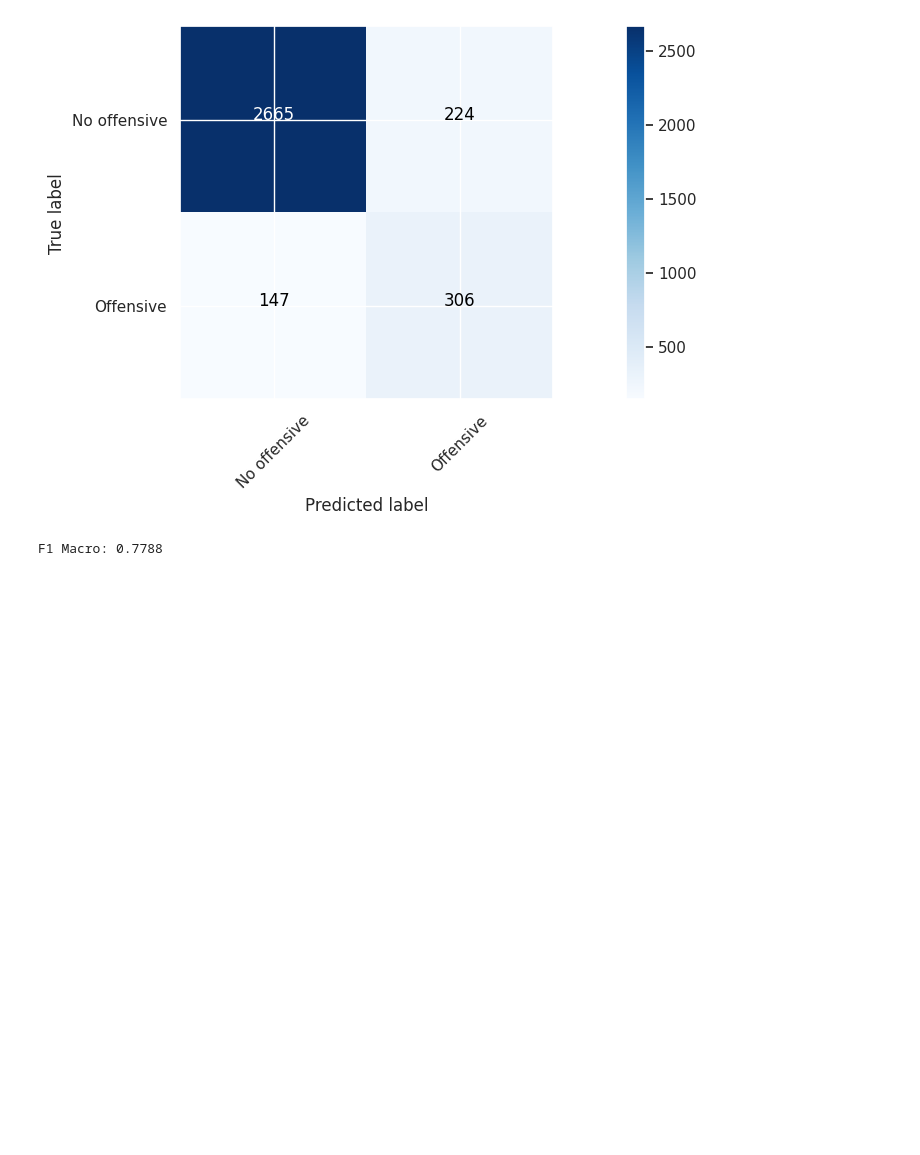
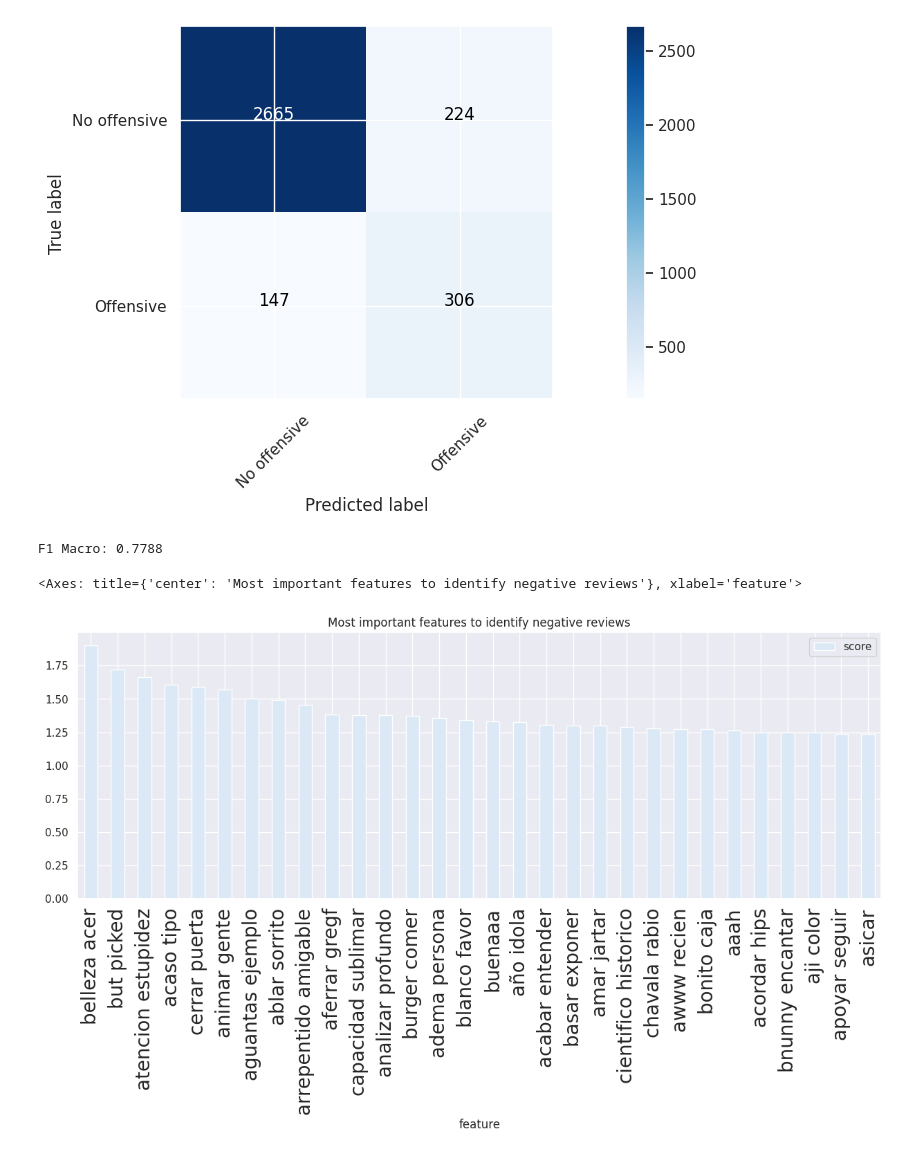
Before and after one commit to jeferal/nn_notebooks, a Jupyter notebook: final/intro_ml.ipynb, the cells around one changed output. Cells and saved outputs as stored; diff of their text form; code cells hidden in the pictures; blank space fills up the shorter version.

```diff
--- a/final/intro_ml.ipynb
+++ b/final/intro_ml.ipynb
@@ -864,3 +864,30 @@ weighted avg       0.90      0.89      0.89      3342
 Confusion matrix, without normalization
 [figure]
 F1 Macro: 0.7788
+# %%
+def most_informative_feature_for_binary_classification(vectorizer, classifier, n=100):
+    """
+    See: https://stackoverflow.com/a/26980472
+
+    Identify most important features if given a vectorizer and binary classifier. Set n to the number
+    of weighted features you would like to show. (Note: current implementation merely prints and does not
+    return top classes.)
+    """
+
+    class_labels = classifier.classes_
+    feature_names = vectorizer.get_feature_names_out()
+    topn_class1 = sorted(zip(feature_names, classifier.coef_[0]), key=lambda u: u[1])[:n]
+    topn_class2 = sorted(zip(feature_names, classifier.coef_[0]), key=lambda u: -u[1])[:n]
+
+    return topn_class1, topn_class2
+# %%
+# Remember negative is index 0 and positive is index 1
+negative_features, positive_features = most_informative_feature_for_binary_classification(bigram_count_vect, max_ent_cls.best_estimator_, n=30)
+# %%
+top_negative_features = pd.DataFrame(negative_features, columns=["feature", "score"])
+top_negative_features.score = abs(top_negative_features.score)
+plt.rc('xtick', labelsize=20)    # fontsize of the tick labels
+top_negative_features.plot(x="feature", y="score", kind="bar", title="Most important features to identify negative reviews")
+# %% [output]
+<Axes: title={'center': 'Most important features to identify negative reviews'}, xlabel='feature'>
+[figure, added]
```
Also changed, not shown: parts of 10 cells of this notebook.
